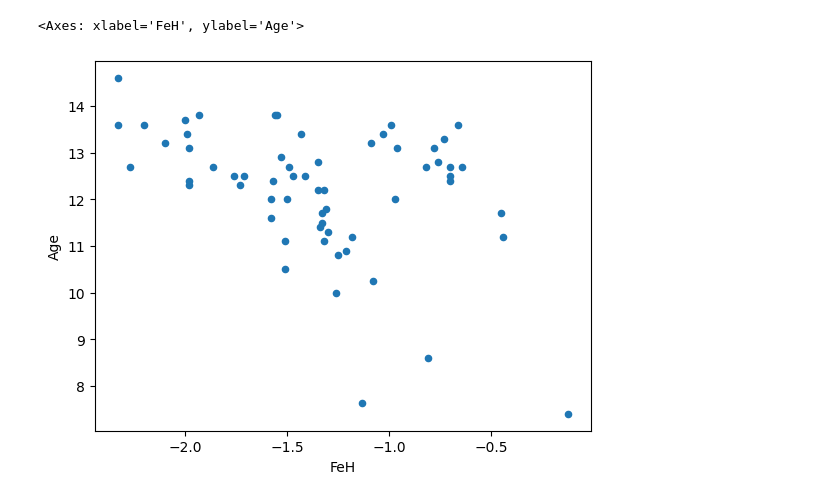
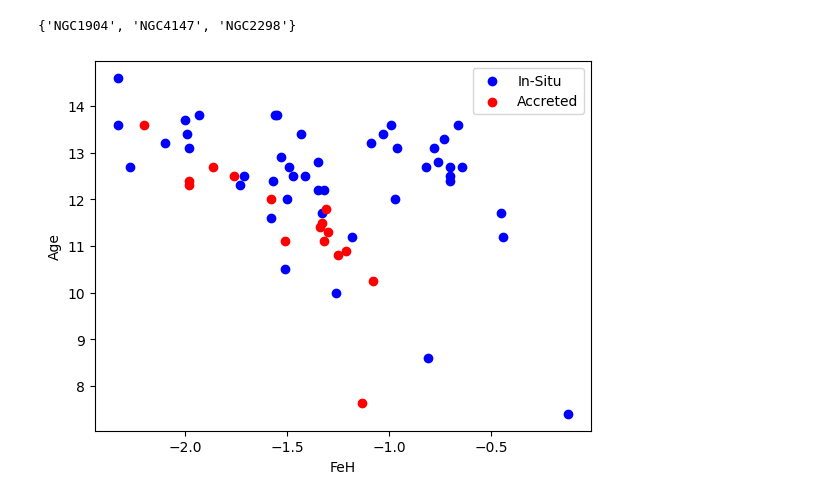
Before and after one commit to vishnusivamogga/PHYS3116_shrek, a Jupyter notebook: age_metallicity.ipynb, the cells around one changed output. Saved outputs shown, nothing was run; the diff lists cells and outputs as text; code cells hidden in the pictures.

Commit message:
added accreted plots still in progress

```diff
--- a/age_metallicity.ipynb
+++ b/age_metallicity.ipynb
@@ -2,13 +2,73 @@
 import pandas as pd
 import matplotlib.pyplot as plt
 
-harrisP1 = pd.read_csv("HarrisPartI.csv")
-harrisP3 = pd.read_csv("HarrisPartIII.csv")
-Krause = pd.read_csv("Krause21.csv")
-VandenBerg = pd.read_csv("vandenBerg_table2.csv")
+harrisP1 = pd.read_csv("data/HarrisPartI.csv")
+harrisP3 = pd.read_csv("data/HarrisPartIII.csv")
+Krause = pd.read_csv("data/Krause21.csv")
+VandenBerg = pd.read_csv("data/vandenBerg_table2.csv")
+
+def norm_ids(series):
+    return series.dropna().astype(str).str.replace(r"\s+","",regex=True).str.upper()
+
+kraus_ids=set(norm_ids(Krause["Object"]))
+VandenBerg_ids=set('NGC'+norm_ids(VandenBerg["#NGC"]))
+
+VandenBerg.iloc[:,0] = "NGC" + VandenBerg.iloc[:,0].astype(str)
+#print(VandenBerg.iloc[:,0] )
+#print(Krause.iloc[:,1] )
+
+union_ids = kraus_ids | VandenBerg_ids
+uncommon_ids = kraus_ids ^ VandenBerg_ids
+#print (len(union_ids))
+#print(union_ids)
+
+list_accreted = ['Arp2' ,'NGC5024' ,'Crater' ,'IC4499', 'Pal4' ,'NGC5694' ,'NGC2298', 'NGC4147',
+ 'Pal14' ,'NGC7089' ,'NGC5272', 'NGC6934', 'NGC6101', 'NGC5466', 'Pal5' ,'Pal15',
+ 'Pal13' ,'NGC5053', 'NGC6715', 'Pal2', 'NGC1261', 'Whiting1' ,'NGC5634',
+ 'NGC7492', 'Terzan7', 'NGC5904' ,'IC1257', 'NGC2419' ,'NGC7006' ,'NGC6584',
+ 'NGC3201' ,'NGC6229' ,'Pyxis', 'NGC1904', 'NGC1851', 'Terzan8', 'NGC6981' ,'E1',
+ 'NGC6864', 'Eridanus' ,'AM4', 'FSR1758']
+set_accreted = set(list_accreted)
+
+int_accreted = set_accreted & union_ids
+print(uncommon_ids&int_accreted)
+#print(set_accreted)
+#print(union_ids)
+#print(int_accreted)
+#print(len(int_accreted))
+
+Krause_filtered = Krause[Krause["Object"].isin(int_accreted)]
+VandenBerg_filtered = VandenBerg[VandenBerg["#NGC"].isin(int_accreted)]
+
+VandenBerg_filtered= VandenBerg_filtered.rename(columns={"#NGC":"ID"})
+
+union_GCs= pd.concat([Krause_filtered, VandenBerg_filtered], ignore_index=True)
+
+#print(union_GCs)
+# %% [output]
+{'NGC1904', 'NGC4147', 'NGC2298'}
 # %%
-Krause.plot(kind = 'scatter', x ='FeH',y='Age')
+# Create a mask for IDs in int_accreted
+mask = Krause['Object'].isin(int_accreted)
+
+# Create the figure and axis
+fig, ax = plt.subplots()
+
+# Plot non-accreted stars (blue)
+ax.scatter(Krause.loc[~mask, 'FeH'], Krause.loc[~mask, 'Age'], color='blue', label='In-Situ')
+
+# Plot accreted stars (red)
+ax.scatter(Krause.loc[mask, 'FeH'], Krause.loc[mask, 'Age'], color='red', label='Accreted')
+
+# Add labels and legend
+ax.set_xlabel('FeH')
+ax.set_ylabel('Age')
+ax.legend()
+
+plt.show()
+
+
+#Krause.plot(kind = 'scatter', x ='FeH',y='Age')
 # %% [output]
-<Axes: xlabel='FeH', ylabel='Age'>
-[figure, old version]
+[figure, new version]
 # %%
```
Also changed, not shown: parts of 1 cell of this notebook.
